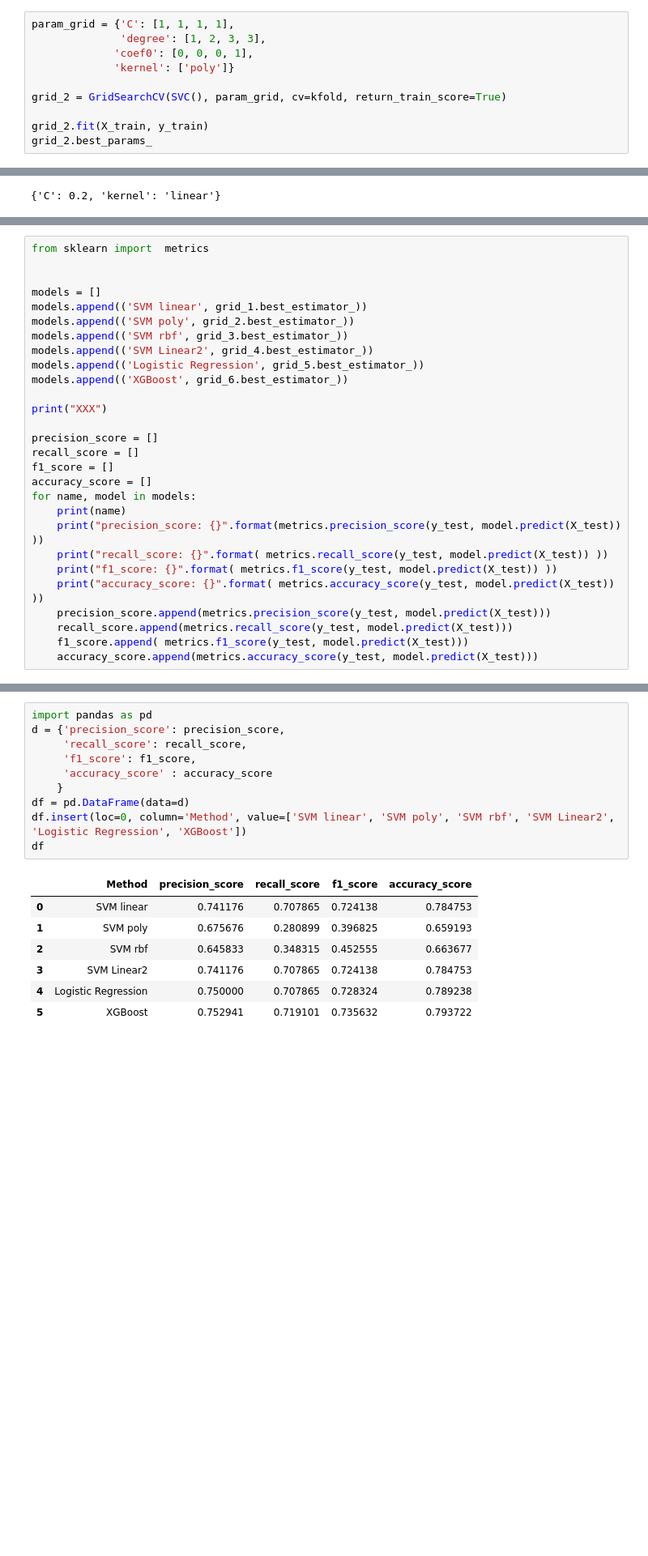
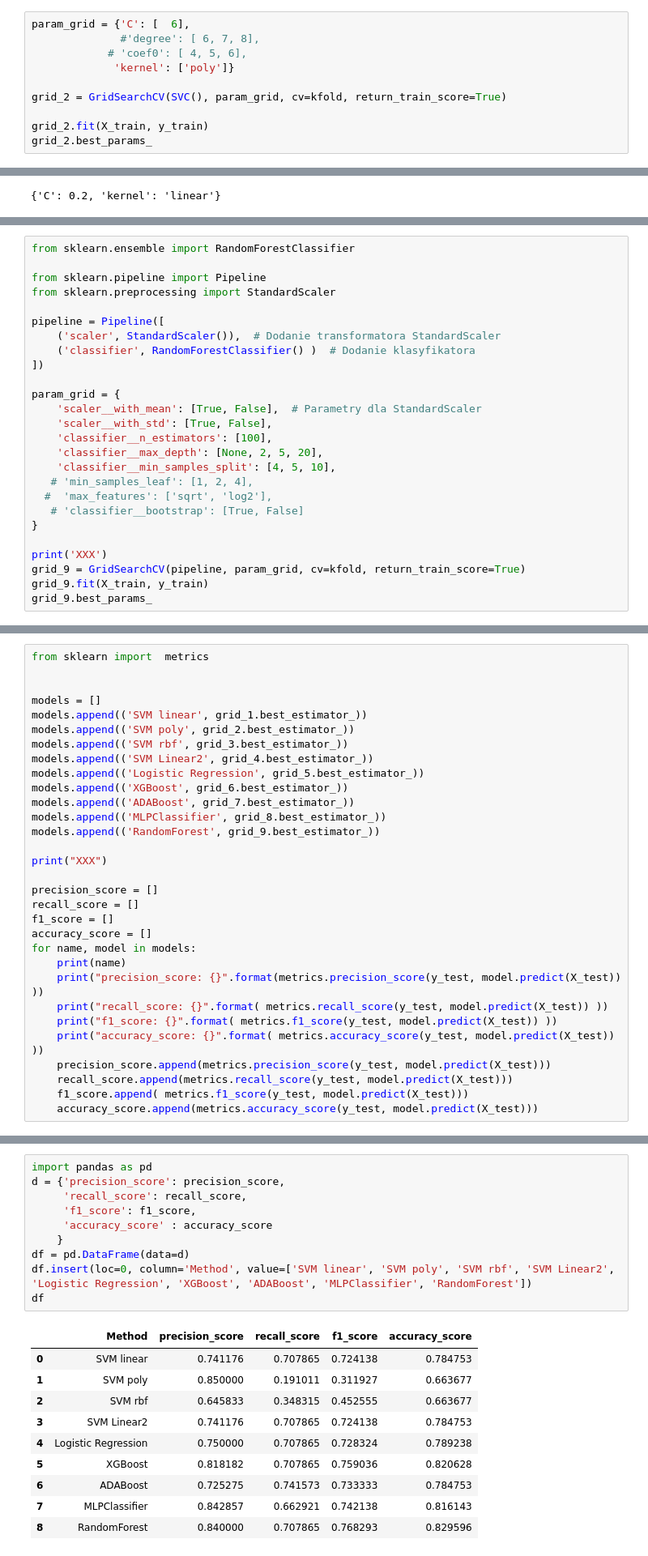
Before and after one commit to Dakaro/titanic, a Jupyter notebook: Z09_E_titanic.ipynb, the cells around one changed output, grey strips where cells are left out. Shown: that part at 81% size. Saved outputs shown, nothing was run; the diff lists cells and outputs as text; blank space fills up the shorter version.

```diff
--- a/Z09_E_titanic.ipynb
+++ b/Z09_E_titanic.ipynb
@@ -230,9 +227,9 @@ grid_1.best_estimator_
 XXX
 SVC(C=0.2, kernel='linear')
 # %%
-param_grid = {'C': [1, 1, 1, 1],
-              'degree': [1, 2, 3, 3],
-             'coef0': [0, 0, 0, 1],
+param_grid = {'C': [  6],
+              #'degree': [ 6, 7, 8],
+            # 'coef0': [ 4, 5, 6],
              'kernel': ['poly']}
 
 grid_2 = GridSearchCV(SVC(), param_grid, cv=kfold, return_train_score=True)
@@ -313,0 +399,26 @@ XXX
+# %%
+from sklearn.ensemble import RandomForestClassifier
+
+from sklearn.pipeline import Pipeline
+from sklearn.preprocessing import StandardScaler
+
+pipeline = Pipeline([
+    ('scaler', StandardScaler()),  # Dodanie transformatora StandardScaler
+    ('classifier', RandomForestClassifier() )  # Dodanie klasyfikatora
+])
+
+param_grid = {
+    'scaler__with_mean': [True, False],  # Parametry dla StandardScaler
+    'scaler__with_std': [True, False],
+    'classifier__n_estimators': [100],
+    'classifier__max_depth': [None, 2, 5, 20],
+    'classifier__min_samples_split': [4, 5, 10],
+   # 'min_samples_leaf': [1, 2, 4],
+  #  'max_features': ['sqrt', 'log2'],
+   # 'classifier__bootstrap': [True, False]
+}
+
+print('XXX')
+grid_9 = GridSearchCV(pipeline, param_grid, cv=kfold, return_train_score=True)
+grid_9.fit(X_train, y_train)
+grid_9.best_params_
@@ -322,6 +440,9 @@ models.append(('SVM rbf', grid_3.best_estimator_))
 models.append(('SVM Linear2', grid_4.best_estimator_))
 models.append(('Logistic Regression', grid_5.best_estimator_))
 models.append(('XGBoost', grid_6.best_estimator_))
+models.append(('ADABoost', grid_7.best_estimator_))
+models.append(('MLPClassifier', grid_8.best_estimator_))
+models.append(('RandomForest', grid_9.best_estimator_))
 
 print("XXX")
 
@@ -360,18 +481,21 @@ accuracy_score: 0.7937219730941704
 # %%
 import pandas as pd
 d = {'precision_score': precision_score,
      'recall_score': recall_score,
      'f1_score': f1_score,
      'accuracy_score' : accuracy_score
     }
 df = pd.DataFrame(data=d)
-df.insert(loc=0, column='Method', value=['SVM linear', 'SVM poly', 'SVM rbf', 'SVM Linear2', 'Logistic Regression', 'XGBoost'])
+df.insert(loc=0, column='Method', value=['SVM linear', 'SVM poly', 'SVM rbf', 'SVM Linear2', 'Logistic Regression', 'XGBoost', 'ADABoost', 'MLPClassifier', 'RandomForest'])
 df
 # %% [output]
 |  | Method | precision_score | recall_score | f1_score | accuracy_score |
 | 0 | SVM linear | 0.741176 | 0.707865 | 0.724138 | 0.784753 |
-| 1 | SVM poly | 0.675676 | 0.280899 | 0.396825 | 0.659193 |
+| 1 | SVM poly | 0.850000 | 0.191011 | 0.311927 | 0.663677 |
 | 2 | SVM rbf | 0.645833 | 0.348315 | 0.452555 | 0.663677 |
 | 3 | SVM Linear2 | 0.741176 | 0.707865 | 0.724138 | 0.784753 |
 | 4 | Logistic Regression | 0.750000 | 0.707865 | 0.728324 | 0.789238 |
-| 5 | XGBoost | 0.752941 | 0.719101 | 0.735632 | 0.793722 |
+| 5 | XGBoost | 0.818182 | 0.707865 | 0.759036 | 0.820628 |
+| 6 | ADABoost | 0.725275 | 0.741573 | 0.733333 | 0.784753 |
+| 7 | MLPClassifier | 0.842857 | 0.662921 | 0.742138 | 0.816143 |
+| 8 | RandomForest | 0.840000 | 0.707865 | 0.768293 | 0.829596 |
```
Also changed, not shown: parts of 15 cells of this notebook.
